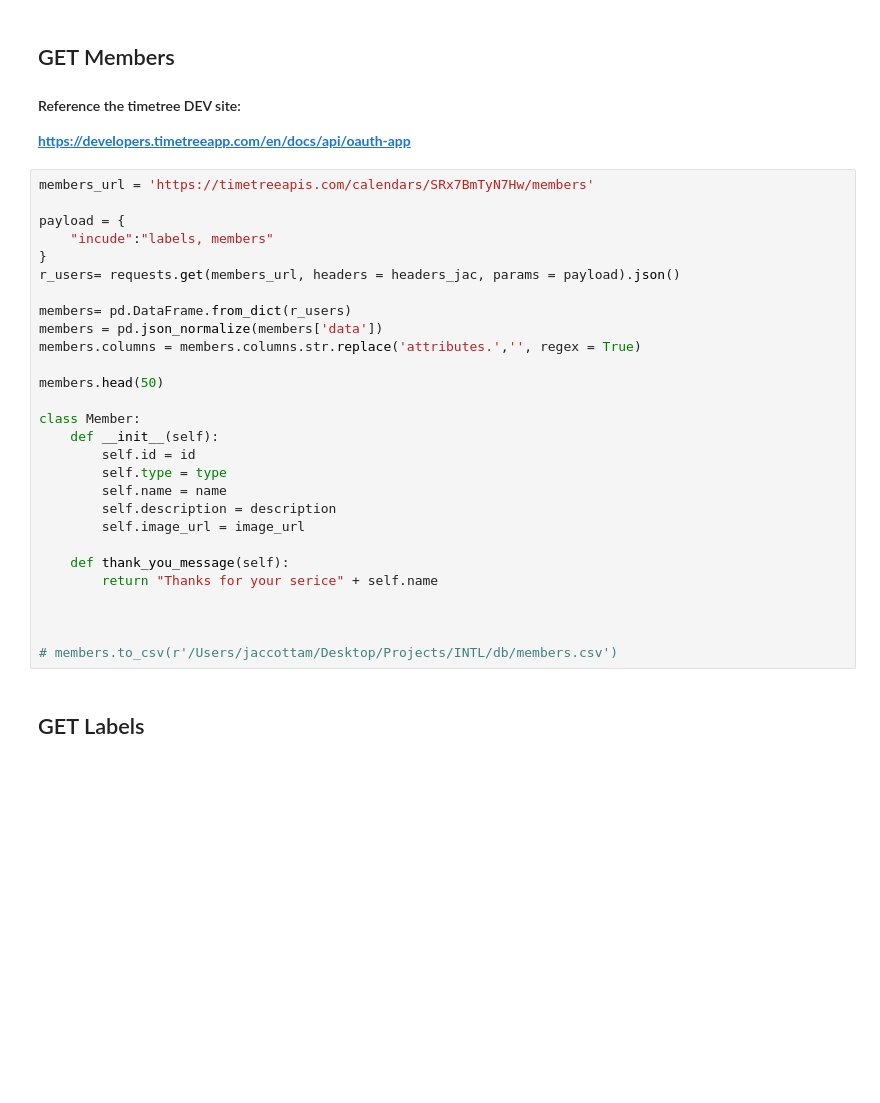
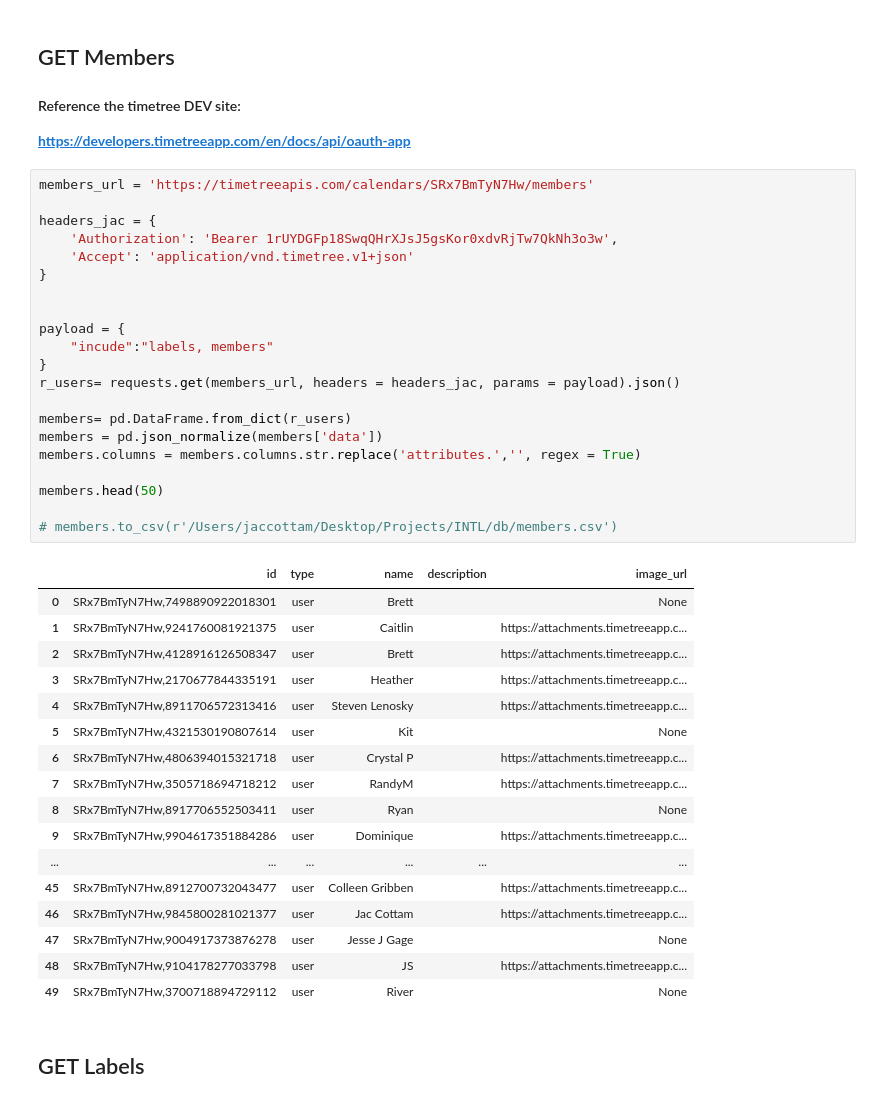
Before and after one commit to djpilot802/INTL, a Jupyter notebook: time_tree/timeree_requests.ipynb, the cells around one changed output. Drawn from its saved outputs; the diff is of its cells as text; blank space fills up the shorter version.

```diff
--- a/time_tree/timeree_requests.ipynb
+++ b/time_tree/timeree_requests.ipynb
@@ -16,32 +16,43 @@ import flat_table
 **https://developers.timetreeapp.com/en/docs/api/oauth-app**
 # %%
 members_url = 'https://timetreeapis.com/calendars/SRx7BmTyN7Hw/members'
+
+headers_jac = {
+    'Authorization': 'Bearer 1rUYDGFp18SwqQHrXJsJ5gsKor0xdvRjTw7QkNh3o3w',
+    'Accept': 'application/vnd.timetree.v1+json'
+}
+
 
 payload = {
     "incude":"labels, members"
 }
 r_users= requests.get(members_url, headers = headers_jac, params = payload).json()
 
 members= pd.DataFrame.from_dict(r_users)
 members = pd.json_normalize(members['data'])
 members.columns = members.columns.str.replace('attributes.','', regex = True)
 
 members.head(50)
 
-class Member:
-    def __init__(self):
-        self.id = id
-        self.type = type
-        self.name = name
-        self.description = description
-        self.image_url = image_url
-
-    def thank_you_message(self):
-        return "Thanks for your serice" + self.name
-
-
-
 # members.to_csv(r'/Users/jaccottam/Desktop/Projects/INTL/db/members.csv')
+# %% [output]
+|  | id | type | name | description | image_url |
+| 0 | SRx7BmTyN7Hw,7498890922018301 | user | Brett |  | None |
+| 1 | SRx7BmTyN7Hw,9241760081921375 | user | Caitlin |  | https://attachments.timetreeapp.c... |
+| 2 | SRx7BmTyN7Hw,4128916126508347 | user | Brett |  | https://attachments.timetreeapp.c... |
+| 3 | SRx7BmTyN7Hw,2170677844335191 | user | Heather |  | https://attachments.timetreeapp.c... |
+| 4 | SRx7BmTyN7Hw,8911706572313416 | user | Steven Lenosky |  | https://attachments.timetreeapp.c... |
+| 5 | SRx7BmTyN7Hw,4321530190807614 | user | Kit |  | None |
+| 6 | SRx7BmTyN7Hw,4806394015321718 | user | Crystal P |  | https://attachments.timetreeapp.c... |
+| 7 | SRx7BmTyN7Hw,3505718694718212 | user | RandyM |  | https://attachments.timetreeapp.c... |
+| 8 | SRx7BmTyN7Hw,8917706552503411 | user | Ryan |  | None |
+| 9 | SRx7BmTyN7Hw,9904617351884286 | user | Dominique |  | https://attachments.timetreeapp.c... |
+| ... | ... | ... | ... | ... | ... |
+| 45 | SRx7BmTyN7Hw,8912700732043477 | user | Colleen Gribben |  | https://attachments.timetreeapp.c... |
+| 46 | SRx7BmTyN7Hw,9845800281021377 | user | Jac Cottam |  | https://attachments.timetreeapp.c... |
+| 47 | SRx7BmTyN7Hw,9004917373876278 | user | Jesse J Gage |  | None |
+| 48 | SRx7BmTyN7Hw,9104178277033798 | user | JS |  | https://attachments.timetreeapp.c... |
+| 49 | SRx7BmTyN7Hw,3700718894729112 | user | River |  | None |
 # %% [markdown]
 ## GET Labels
 # %%
```
Also changed, not shown: parts of 1 cell of this notebook, 7 other files.
